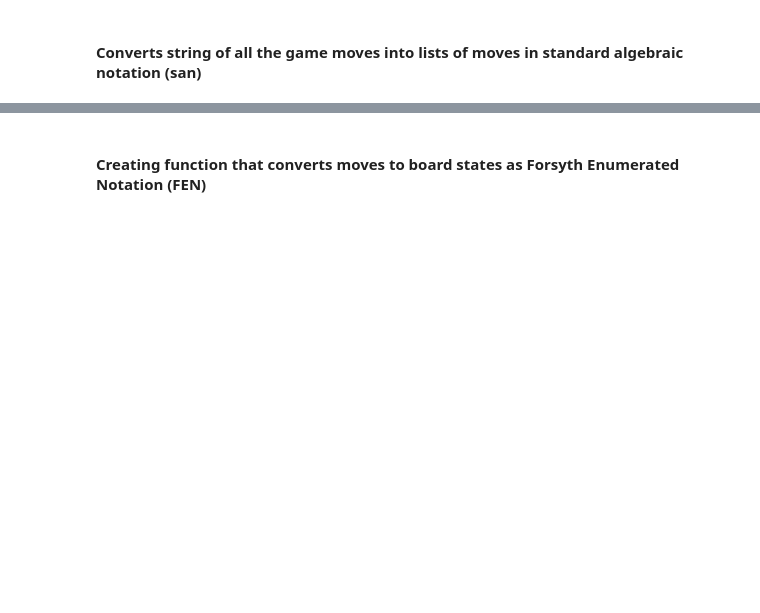
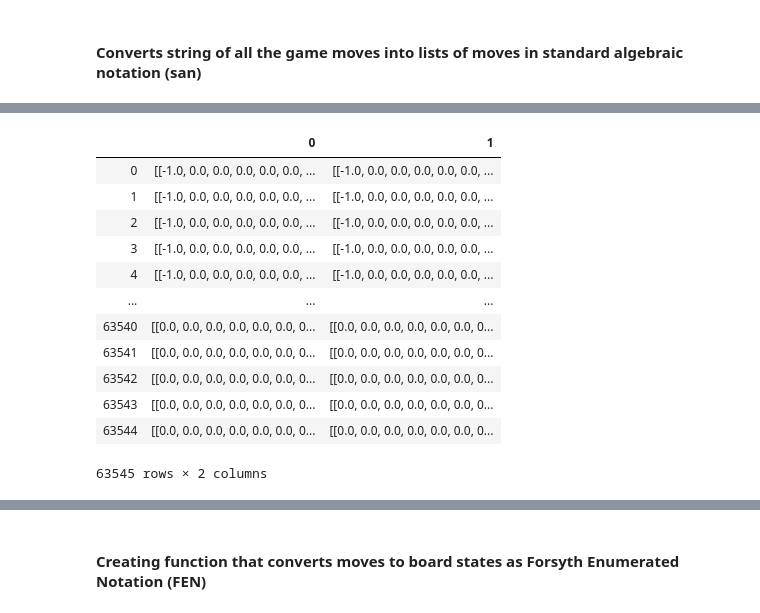
Before and after one commit to wzog99/ShallowMind, a Jupyter notebook: ShallowMind.ipynb, the cells around one changed output, grey strips where cells are left out. Saved outputs shown, nothing was run; the diff lists cells and outputs as text; code cells hidden in the pictures; blank space fills up the shorter version.

Commit message:
Add bitwise function and framework for training NN

```diff
--- a/ShallowMind.ipynb
+++ b/ShallowMind.ipynb
@@ -133,0 +230,4 @@ def clean_fen(string):
+# %%
+white_win_bs = []
+for i in range(len(white_win)):
+    white_win_bs.extend(get_white_win_bs(white_win[i]))
@@ -133,0 +258,29 @@ def clean_fen(string):
+# %%
+def get_white_lose_bs(game):
+
+    board = chess.Board()
+
+    board_state = None
+    game_board_states = []
+
+    for i in range(len(game)):
+        bs = board.board_fen() ### creates current board state, in FEN "rnbqkbnr/pppppppp....
+        board_state = np.array(clean_fen(bs)) ### return
+        game_board_states.append(board_state)
+        board.push_san(game[i])
+
+
+    white_losses = []
+    i = 1
+    while i < len(game_board_states):
+        try:
+            white_losses.append((get_bitwise(game_board_states[i]), get_bitwise(game_board_states[i + 1])))
+            i += 2
+        except:
+            break
+    return(white_losses)
+# %%
+%%time
+white_lose_bs = []
+for i in range(len(white_lose)):
+    white_lose_bs.extend(get_white_lose_bs(white_lose[i]))
@@ -133,0 +290,2 @@ def clean_fen(string):
+# %%
+winning_position = white_lose_bs + white_win_bs
@@ -133,0 +314,17 @@ def clean_fen(string):
+# %%
+winning_position_df = pd.DataFrame(winning_position)
+winning_position_df
+# %% [output]
+|  | 0 | 1 |
+| 0 | [[-1.0, 0.0, 0.0, 0.0, 0.0, 0.0, ... | [[-1.0, 0.0, 0.0, 0.0, 0.0, 0.0, ... |
+| 1 | [[-1.0, 0.0, 0.0, 0.0, 0.0, 0.0, ... | [[-1.0, 0.0, 0.0, 0.0, 0.0, 0.0, ... |
+| 2 | [[-1.0, 0.0, 0.0, 0.0, 0.0, 0.0, ... | [[-1.0, 0.0, 0.0, 0.0, 0.0, 0.0, ... |
+| 3 | [[-1.0, 0.0, 0.0, 0.0, 0.0, 0.0, ... | [[-1.0, 0.0, 0.0, 0.0, 0.0, 0.0, ... |
+| 4 | [[-1.0, 0.0, 0.0, 0.0, 0.0, 0.0, ... | [[-1.0, 0.0, 0.0, 0.0, 0.0, 0.0, ... |
+| ... | ... | ... |
+| 63540 | [[0.0, 0.0, 0.0, 0.0, 0.0, 0.0, 0... | [[0.0, 0.0, 0.0, 0.0, 0.0, 0.0, 0... |
+| 63541 | [[0.0, 0.0, 0.0, 0.0, 0.0, 0.0, 0... | [[0.0, 0.0, 0.0, 0.0, 0.0, 0.0, 0... |
+| 63542 | [[0.0, 0.0, 0.0, 0.0, 0.0, 0.0, 0... | [[0.0, 0.0, 0.0, 0.0, 0.0, 0.0, 0... |
+| 63543 | [[0.0, 0.0, 0.0, 0.0, 0.0, 0.0, 0... | [[0.0, 0.0, 0.0, 0.0, 0.0, 0.0, 0... |
+| 63544 | [[0.0, 0.0, 0.0, 0.0, 0.0, 0.0, 0... | [[0.0, 0.0, 0.0, 0.0, 0.0, 0.0, 0... |
+63545 rows × 2 columns
```
Also changed, not shown: parts of 66 cells of this notebook.
